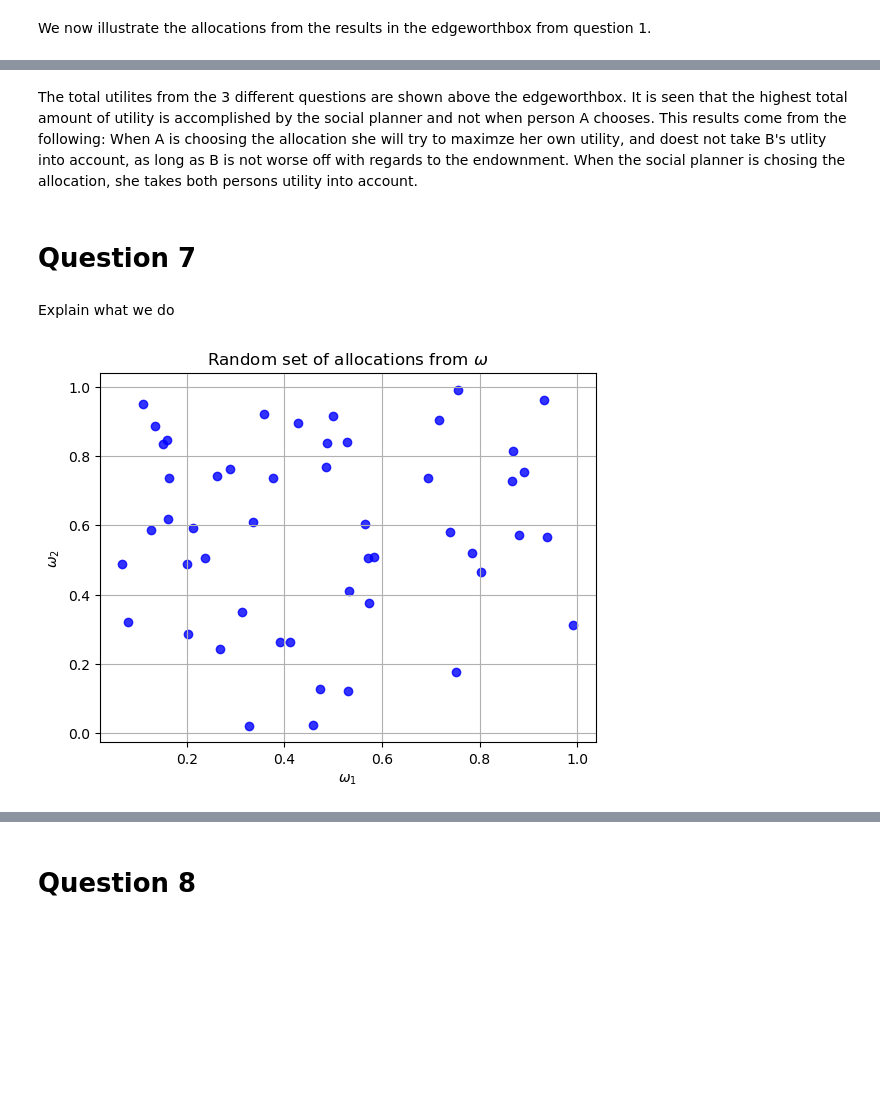
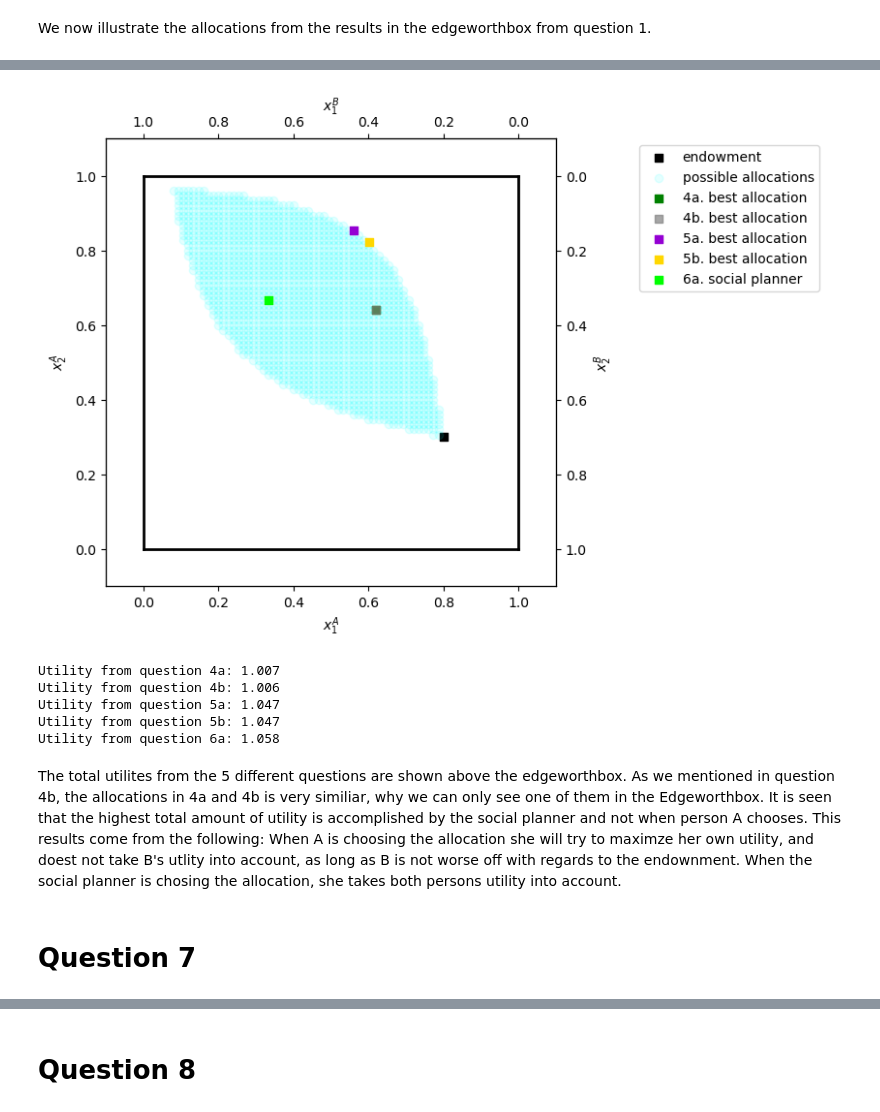
Before and after one commit to NumEconCopenhagen/projects-2024-tummeren-olli, a Jupyter notebook: inauguralproject/inauguralproject.ipynb, the cells around one changed output, grey strips where cells are left out. Drawn from its saved outputs; the diff is of its cells as text; code cells hidden in the pictures; blank space fills up the shorter version.

```diff
--- a/inauguralproject/inauguralproject.ipynb
+++ b/inauguralproject/inauguralproject.ipynb
@@ -169,0 +69,7 @@ Therefore her allocation of the goods are: x1A = 0.619 and x2A = 0.641
+# %%
+# Find the best allocation with the restricted price set
+best_allocation_p1, util_A_best, x1A_best, x2A_best = model.find_best_allocation_with_p1_set(p1_values)
+
+# Print the best allocation and utility
+print(f'She chooses the price p1 = {best_allocation_p1:.3f} so her utility is then {util_A_best:.3f}')
+print(f'Therefore her allocation of the goods are: x1A = {x1A_best:.3f} and x2A = {x2A_best:.3f}')
@@ -227,0 +103,7 @@ Utility B max = 0.305: (x1B,x2B) = (0.440,0.147)
+# %%
+# Find the best allocation in set C
+util_A_better, x1A_op, x2A_op, util_B_op = model.find_best_allocation_in_C(x1possible, x2possible)
+
+# Print the best allocation in set C
+print(f'Utility A max = {util_A_better:.3f}: (x1A, x2A) = ({x1A_op:.3f}, {x2A_op:.3f})')
+print(f'Utility B max = {util_B_op:.3f}: (x1B, x2B) = ({1 - x1A_op:.3f}, {1 - x2A_op:.3f})')
@@ -254,0 +117,7 @@ Utility B max = 0.304: (x1B,x2B) = (0.398,0.177)
+# %%
+# Find the best allocation with no further restrictions using optimization
+x1A_opti, x2A_opti, util_A_better_2, util_B_opti = model.find_best_allocation_no_restriction()
+
+# Print the best allocation and utility
+print(f'Utility A max = {util_A_better_2:.3f}: (x1A, x2A) = ({x1A_opti:.3f}, {x2A_opti:.3f})')
+print(f'Utility B max = {util_B_opti:.3f}: (x1B, x2B) = ({1 - x1A_opti:.3f}, {1 - x2A_opti:.3f})')
@@ -276,0 +129,7 @@ Utility A + B max = 1.058: The allocation is (x1A,x2A) = (0.334,0.667), (x1B,x2B
+# %%
+# Find the allocation chosen by a utilitarian social planner using optimization
+util_A_social, x1A_opti_social, x2A_opti_social, util_A_opt, util_B_opt = model.find_social_planner_allocation()
+
+# Print the allocation and utility
+print(f'Utility A + B max = {util_A_social:.3f}: The allocation is (x1A, x2A) = ({x1A_opti_social:.3f}, {x2A_opti_social:.3f}), (x1B, x2B) = ({1 - x1A_opti_social:.3f}, {1 - x2A_opti_social:.3f})')
+print(f'Utility A = {util_A_opt:.3f}, Utility B = {util_B_opt:.3f}')
@@ -329,24 +143,31 @@ print(f'6a. Utility A+B = {util_A_social:.3f}')
+# %%
+# Use previous results to plot all allocations and use utility to compare them at last
+best_allocation_4a = (util_A_best + model.utility_B(1-x1A_best,1-x2A_best), x1A_best, x2A_best)
+best_allocation_4b = (model.utility_A(x1A, x2A)+ model.utility_B(1-x1A,1-x2A), x1A, x2A)
+best_allocation_5a = (util_A_better + model.utility_B(1-x1A_op,1-x2A_op), x1A_op, x2A_op)
+best_allocation_5b = (util_A_better_2 + model.utility_B(1-x_1_opti,1-x_2_opti), x_1_opti, x_2_opti)
+best_allocation_6a = (util_A_social, x1A_opti_social, x2A_opti_social)
+
+# Plot all allocations in the Edgeworth box
+model.plot_all_allocations(x1possible, x2possible, best_allocation_4a, best_allocation_4b, best_allocation_5a, best_allocation_5b, best_allocation_6a)
+
+#At last, we print the utilies from the different questions to compare them
+print(f'Utility from question 4a: {best_allocation_4a[0]:.3f}')
+print(f'Utility from question 4b: {best_allocation_4b[0]:.3f}')
+print(f'Utility from question 5a: {best_allocation_5a[0]:.3f}')
+print(f'Utility from question 5b: {best_allocation_5b[0]:.3f}')
+print(f'Utility from question 6a: {best_allocation_6a[0]:.3f}')
+# %% [output]
+[figure, added]
+Utility from question 4a: 1.007
+Utility from question 4b: 1.006
+Utility from question 5a: 1.047
+Utility from question 5b: 1.047
+Utility from question 6a: 1.058
 # %% [markdown]
-The total utilites from the 3 different questions are shown above the edgeworthbox. It is seen that the highest total amount of utility is accomplished by the social planner and not when person A chooses.
+The total utilites from the 5 different questions are shown above the edgeworthbox. As we mentioned in question 4b, the allocations in 4a and 4b is very similiar, why we can only see one of them in the Edgeworthbox. It is seen that the highest total amount of utility is accomplished by the social planner and not when person A chooses.
 This results come from the following:
 When A is choosing the allocation she will try to maximze her own utility, and doest not take B's utlity into account, as long as B is not worse off with regards to the endownment.
 When the social planner is chosing the allocation, she takes both persons utility into account.
 # %% [markdown]
 # Question 7
-# %% [markdown]
-Explain what we do
-# %%
-np.random.seed(2000)
-
-omega_1 = np.random.uniform(0,1,50)
-omega_2 = np.random.uniform(0,1,50)
-
-#We create a scatterplot for omega_1 and omega_2
-plt.scatter(omega_1, omega_2, color='blue', marker='o', alpha=0.8)
-plt.xlabel('$\omega_1$')
-plt.ylabel('$\omega_2$')
-plt.title('Random set of allocations from $\omega$')
-plt.grid(True)
-plt.show()
-# %% [output]
-[figure, removed]
```
Also changed, not shown: parts of 24 cells of this notebook, 1 other file.
